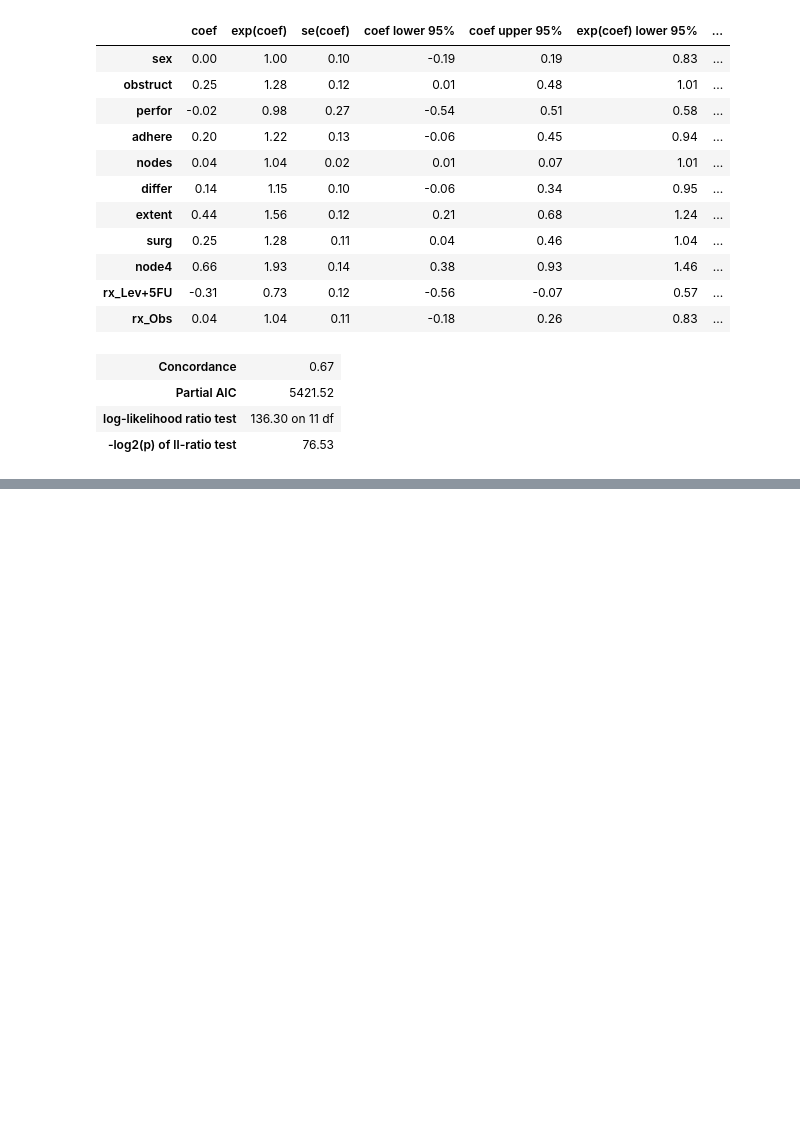
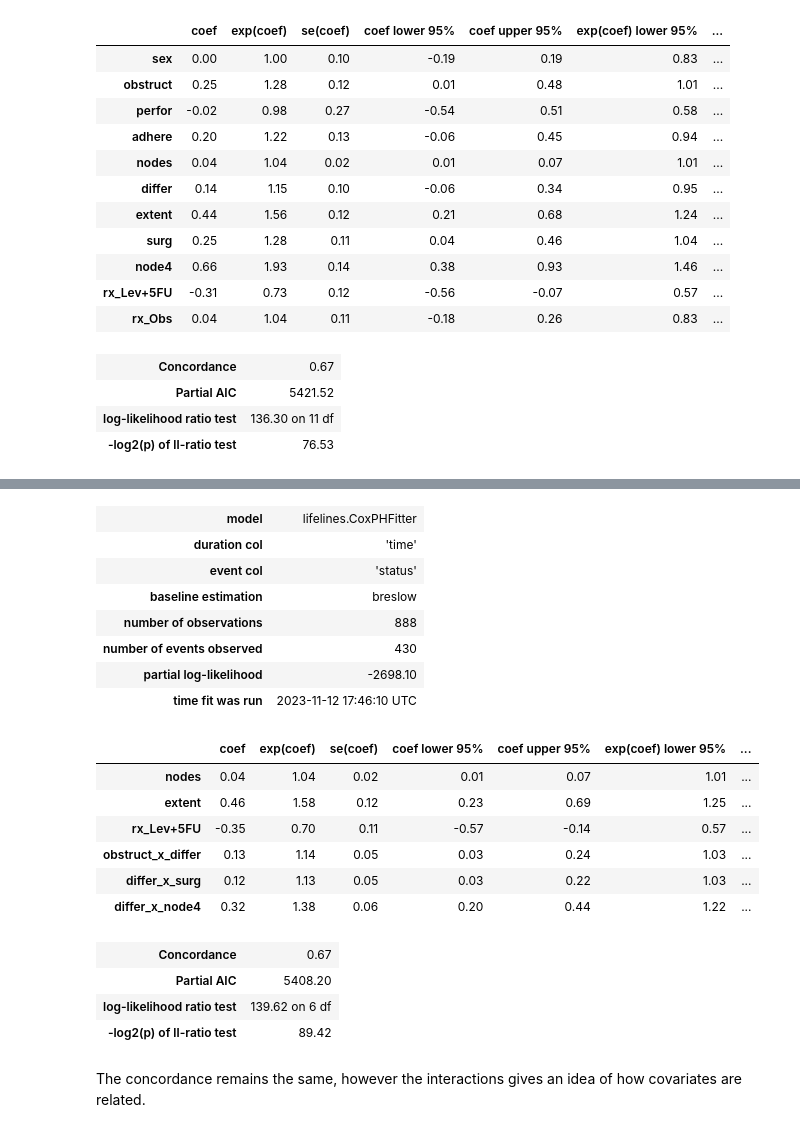
Before and after one commit to erlendrisvik/DAT350_CA, a Jupyter notebook: compulsory_2_erlend_risvik.ipynb, the cells around one changed output, grey strips where cells are left out. Cells and saved outputs as stored; diff of their text form; code cells hidden in the pictures; blank space fills up the shorter version.

```diff
--- a/compulsory_2_erlend_risvik.ipynb
+++ b/compulsory_2_erlend_risvik.ipynb
@@ -386,0 +382,5 @@ backward.print_summary()
+# %%
+backward = BackwardSelection(df = cox_ph_df_interact,
+                             duration_col = 'time',
+                             event_col = 'status')
+backward.backward_selection(show_info=True)
@@ -386,0 +405,24 @@ backward.print_summary()
+# %%
+backward.print_summary()
+# %% [output]
+| model | lifelines.CoxPHFitter |
+| duration col | 'time' |
+| event col | 'status' |
+| baseline estimation | breslow |
+| number of observations | 888 |
+| number of events observed | 430 |
+| partial log-likelihood | -2698.10 |
+| time fit was run | 2023-11-12 17:46:10 UTC |
+|  | coef | exp(coef) | se(coef) | coef lower 95% | coef upper 95% | exp(coef) lower 95% | ... |
+| nodes | 0.04 | 1.04 | 0.02 | 0.01 | 0.07 | 1.01 | ... |
+| extent | 0.46 | 1.58 | 0.12 | 0.23 | 0.69 | 1.25 | ... |
+| rx_Lev+5FU | -0.35 | 0.70 | 0.11 | -0.57 | -0.14 | 0.57 | ... |
+| obstruct_x_differ | 0.13 | 1.14 | 0.05 | 0.03 | 0.24 | 1.03 | ... |
+| differ_x_surg | 0.12 | 1.13 | 0.05 | 0.03 | 0.22 | 1.03 | ... |
+| differ_x_node4 | 0.32 | 1.38 | 0.06 | 0.20 | 0.44 | 1.22 | ... |
+| Concordance | 0.67 |
+| Partial AIC | 5408.20 |
+| log-likelihood ratio test | 139.62 on 6 df |
+| -log2(p) of ll-ratio test | 89.42 |
+# %% [markdown]
+The concordance remains the same, however the interactions gives an idea of how covariates are related.
```
Also changed, not shown: parts of 10 cells of this notebook.
